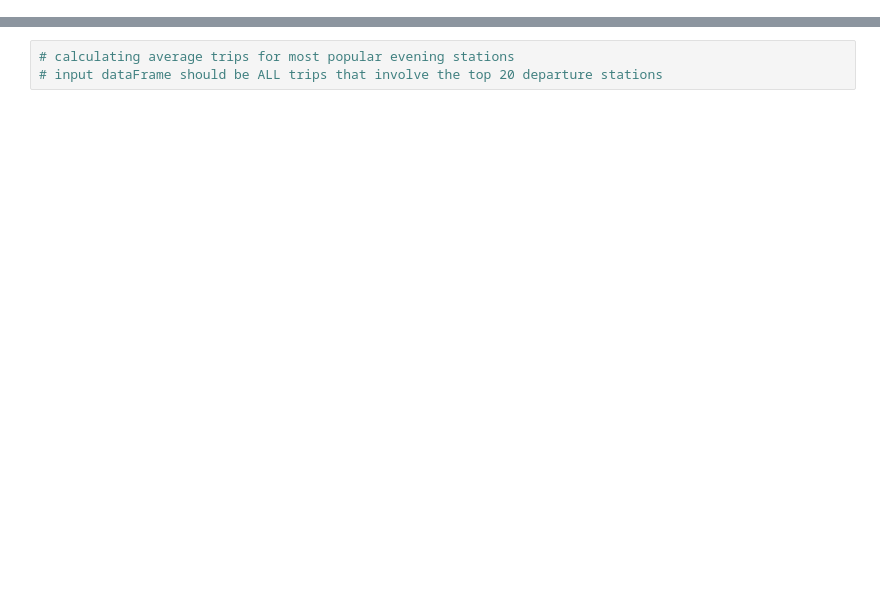
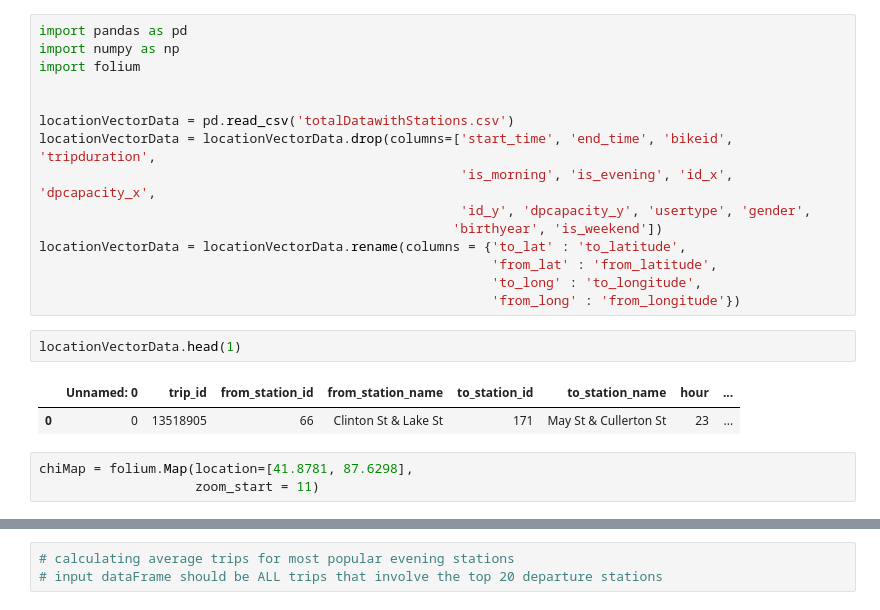
Before and after one commit to raubsaurier/psych_bikes, a Jupyter notebook: divvyBikes.ipynb, the cells around one changed output, grey strips where cells are left out. Drawn from its saved outputs; the diff is of its cells as text; blank space fills up the shorter version.

```diff
--- a/divvyBikes.ipynb
+++ b/divvyBikes.ipynb
@@ -37 +1,24 @@ chiMap
+# %%
+import pandas as pd
+import numpy as np
+import folium
+
+
+locationVectorData = pd.read_csv('totalDatawithStations.csv')
+locationVectorData = locationVectorData.drop(columns=['start_time', 'end_time', 'bikeid', 'tripduration',
+                                                      'is_morning', 'is_evening', 'id_x', 'dpcapacity_x',
+                                                      'id_y', 'dpcapacity_y', 'usertype', 'gender',
+                                                     'birthyear', 'is_weekend'])
+locationVectorData = locationVectorData.rename(columns = {'to_lat' : 'to_latitude',
+                                                          'from_lat' : 'from_latitude',
+                                                          'to_long' : 'to_longitude',
+                                                          'from_long' : 'from_longitude'})
+# %%
+locationVectorData.head(1)
+# %% [output]
+|  | Unnamed: 0 | trip_id | from_station_id | from_station_name | to_station_id | to_station_name | hour | ... |
+| 0 | 0 | 13518905 | 66 | Clinton St & Lake St | 171 | May St & Cullerton St | 23 | ... |
+# %%
+chiMap = folium.Map(location=[41.8781, 87.6298],
+                    zoom_start = 11)
 # %%
```
Also changed, not shown: parts of 13 cells of this notebook.
